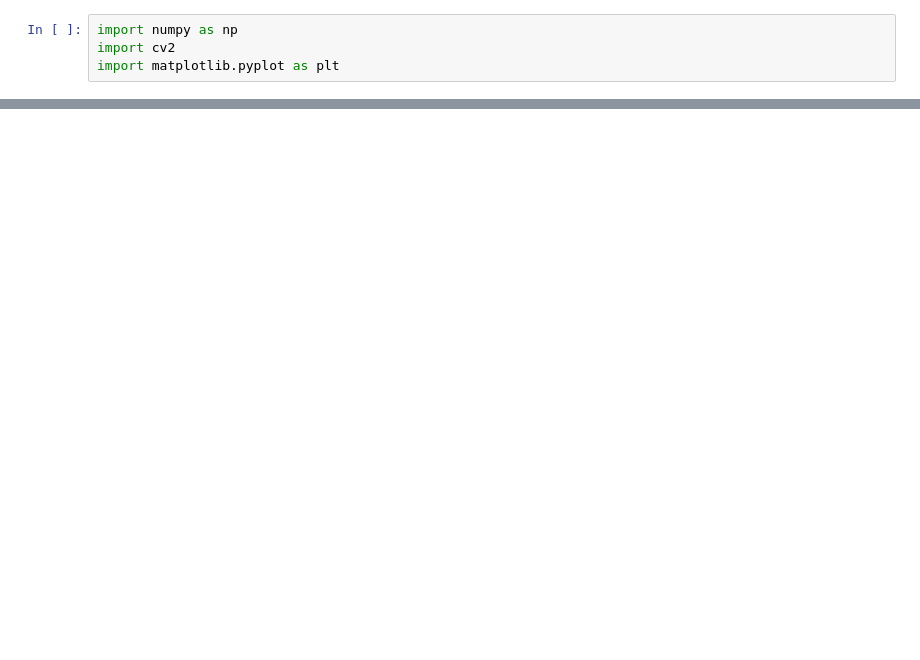
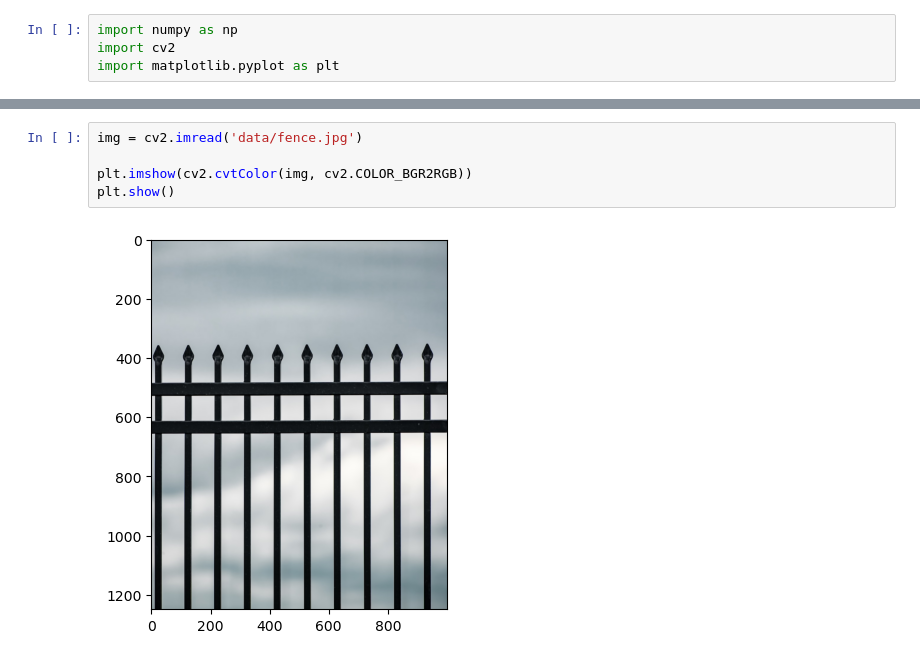
Before and after one commit to abdulahadbutt/CV701-Assignment2, a Jupyter notebook: main.ipynb, the cells around one changed output, grey strips where cells are left out. Drawn from its saved outputs; the diff is of its cells as text; blank space fills up the shorter version.

```diff
--- a/main.ipynb
+++ b/main.ipynb
@@ -4,0 +8,7 @@ import matplotlib.pyplot as plt
+# %%
+img = cv2.imread('data/fence.jpg')
+
+plt.imshow(cv2.cvtColor(img, cv2.COLOR_BGR2RGB))
+plt.show()
+# %% [output]
+[figure, added]
```
Also changed, not shown: parts of 20 cells of this notebook.
